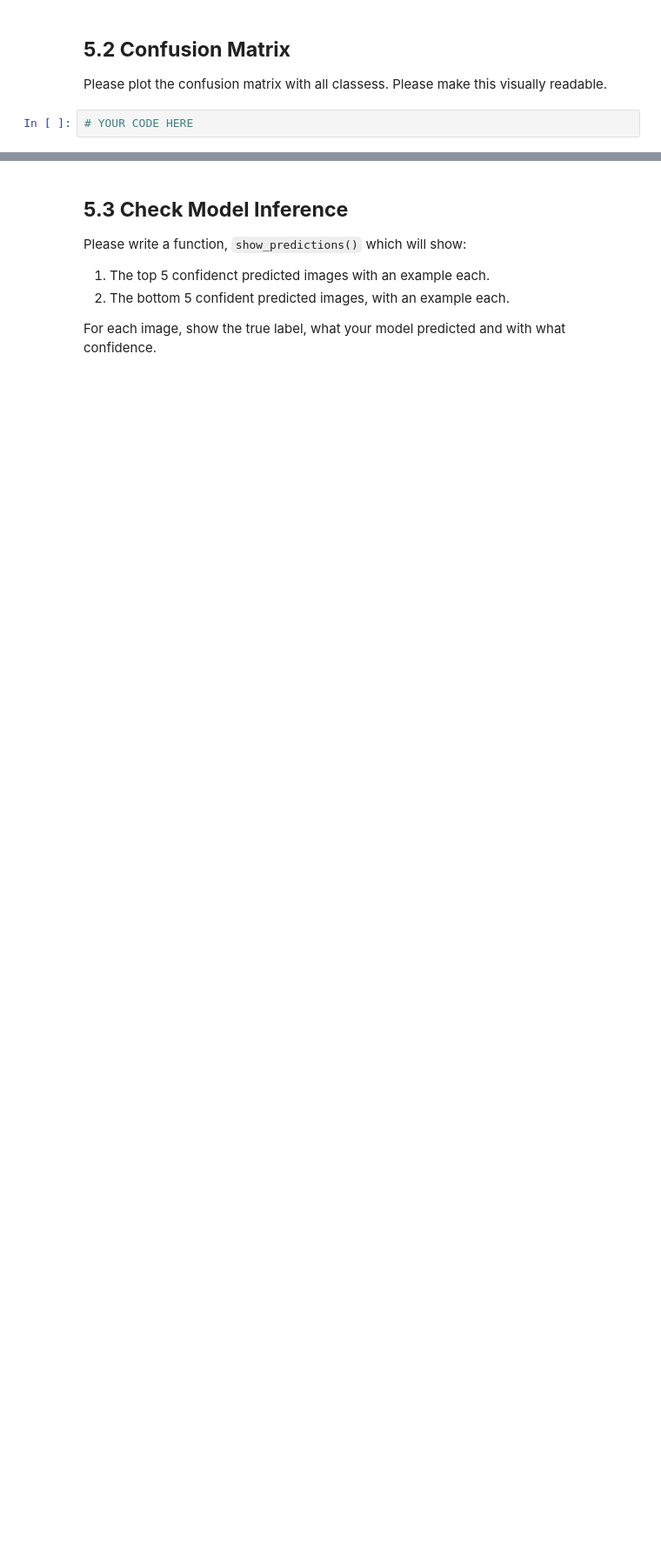
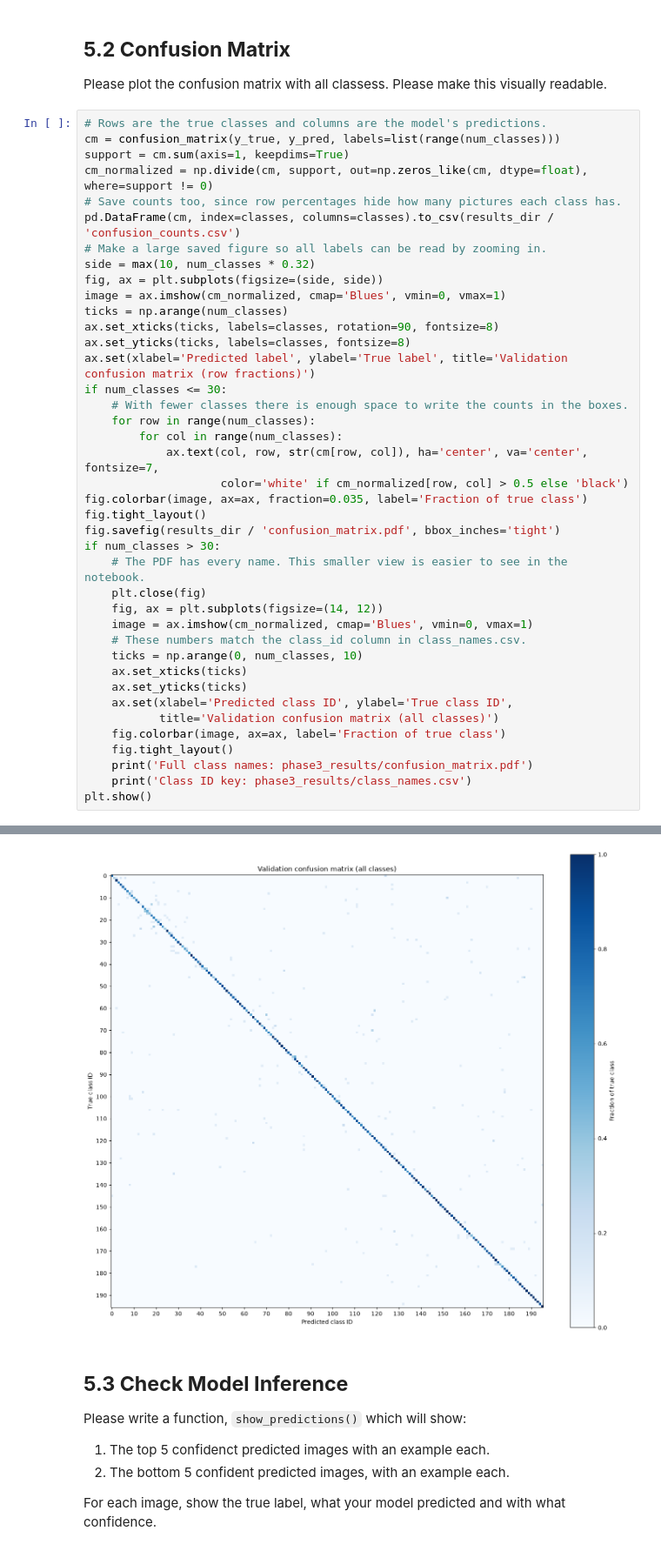
Before and after one commit to Noodles199/EEC_174Lab, a Jupyter notebook: Lab3/Phase_3.ipynb, the cells around one changed output, grey strips where cells are left out. Shown at 87% size. Cells and saved outputs as stored; diff of their text form; blank space fills up the shorter version.

```diff
--- a/Lab3/Phase_3.ipynb
+++ b/Lab3/Phase_3.ipynb
@@ -95,4 +576,43 @@ Feel free to use `test_accuracy()` here to get accuracy. You also must show per-
 
 Please plot the confusion matrix with all classess. Please make this visually readable.
 # %%
-# YOUR CODE HERE
+# Rows are the true classes and columns are the model's predictions.
+cm = confusion_matrix(y_true, y_pred, labels=list(range(num_classes)))
+support = cm.sum(axis=1, keepdims=True)
+cm_normalized = np.divide(cm, support, out=np.zeros_like(cm, dtype=float), where=support != 0)
+# Save counts too, since row percentages hide how many pictures each class has.
+pd.DataFrame(cm, index=classes, columns=classes).to_csv(results_dir / 'confusion_counts.csv')
+# Make a large saved figure so all labels can be read by zooming in.
+side = max(10, num_classes * 0.32)
+fig, ax = plt.subplots(figsize=(side, side))
+image = ax.imshow(cm_normalized, cmap='Blues', vmin=0, vmax=1)
+ticks = np.arange(num_classes)
+ax.set_xticks(ticks, labels=classes, rotation=90, fontsize=8)
+ax.set_yticks(ticks, labels=classes, fontsize=8)
+ax.set(xlabel='Predicted label', ylabel='True label', title='Validation confusion matrix (row fractions)')
+if num_classes <= 30:
+    # With fewer classes there is enough space to write the counts in the boxes.
+    for row in range(num_classes):
+        for col in range(num_classes):
+            ax.text(col, row, str(cm[row, col]), ha='center', va='center', fontsize=7,
+                    color='white' if cm_normalized[row, col] > 0.5 else 'black')
+fig.colorbar(image, ax=ax, fraction=0.035, label='Fraction of true class')
+fig.tight_layout()
+fig.savefig(results_dir / 'confusion_matrix.pdf', bbox_inches='tight')
+if num_classes > 30:
+    # The PDF has every name. This smaller view is easier to see in the notebook.
+    plt.close(fig)
+    fig, ax = plt.subplots(figsize=(14, 12))
+    image = ax.imshow(cm_normalized, cmap='Blues', vmin=0, vmax=1)
+    # These numbers match the class_id column in class_names.csv.
+    ticks = np.arange(0, num_classes, 10)
+    ax.set_xticks(ticks)
+    ax.set_yticks(ticks)
+    ax.set(xlabel='Predicted class ID', ylabel='True class ID',
+           title='Validation confusion matrix (all classes)')
+    fig.colorbar(image, ax=ax, label='Fraction of true class')
+    fig.tight_layout()
+    print('Full class names: phase3_results/confusion_matrix.pdf')
+    print('Class ID key: phase3_results/class_names.csv')
+plt.show()
+# %% [output]
@@ -99,3 +621,4 @@ Please plot the confusion matrix with all classess. Please make this visually re
+[figure, added]
 # %% [markdown]
 ## **5.3 Check Model Inference**
 
```
Also changed, not shown: parts of 15 cells of this notebook, 3 other files.
